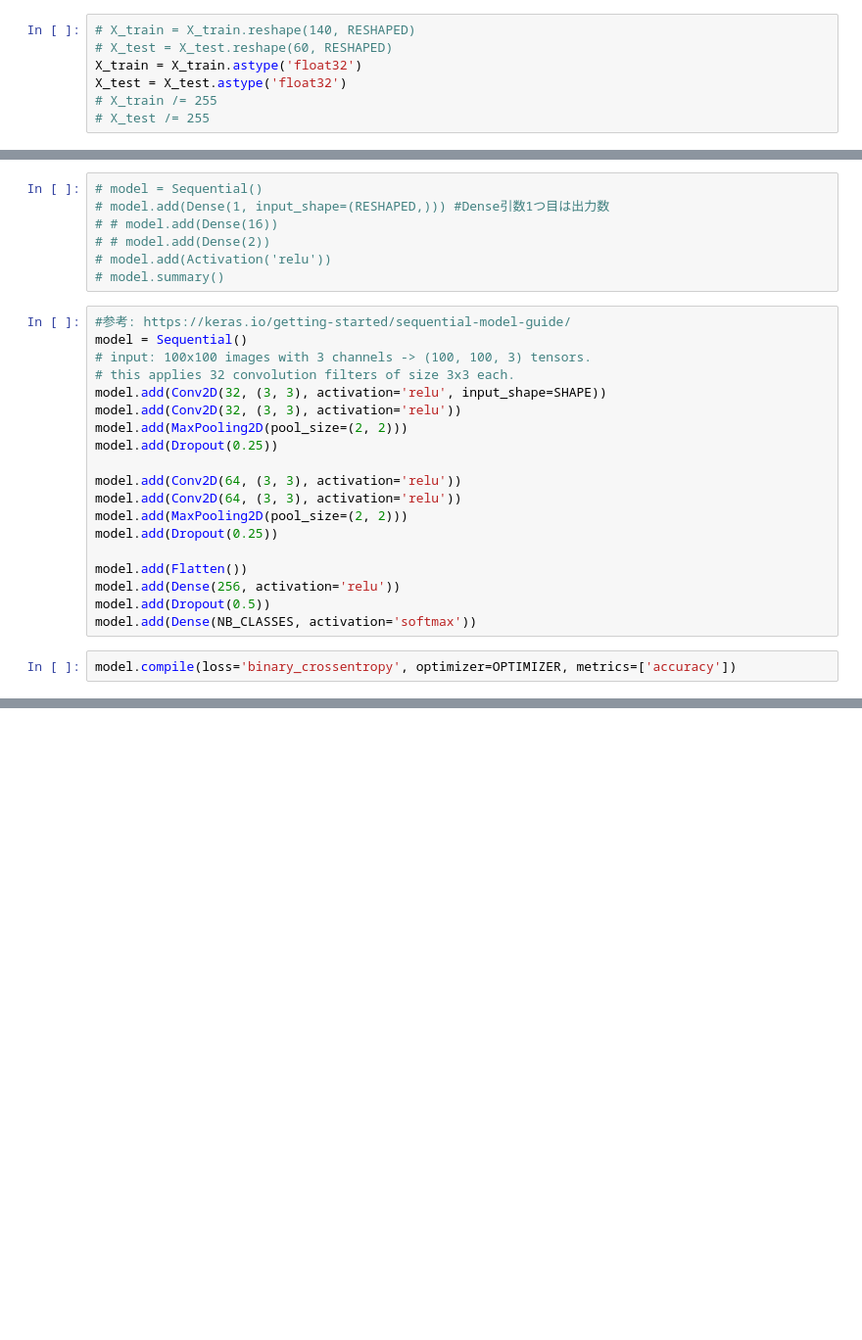
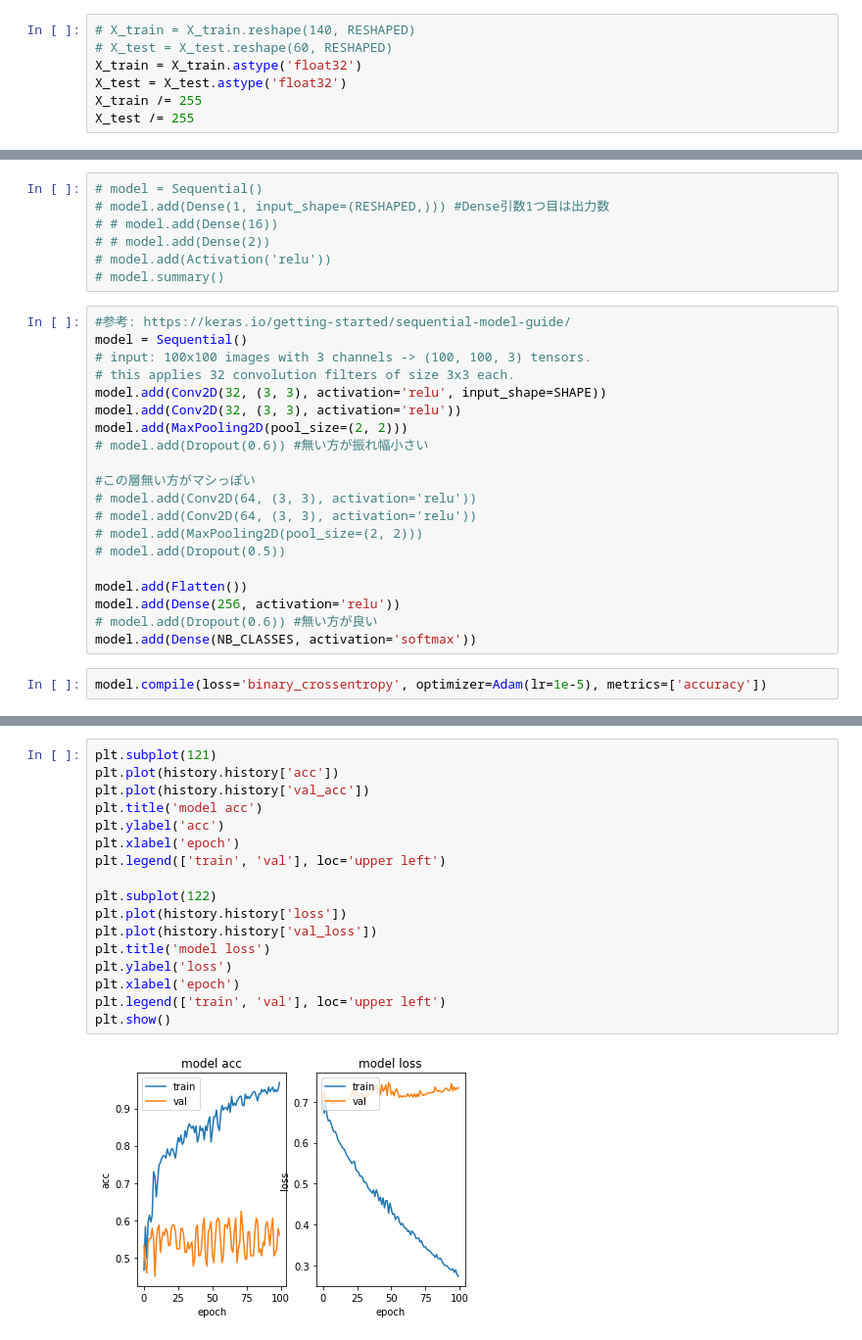
Before and after one commit to konny0311/classfication_cat_dog, a Jupyter notebook: create_classfication_model.ipynb, the cells around one changed output, grey strips where cells are left out. Shown: that part at 98% size. Saved outputs shown, nothing was run; the diff lists cells and outputs as text; blank space fills up the shorter version.

```diff
--- a/create_classfication_model.ipynb
+++ b/create_classfication_model.ipynb
@@ -79,8 +76,8 @@ print(y_train[idx])
 # X_test = X_test.reshape(60, RESHAPED)
 X_train = X_train.astype('float32')
 X_test = X_test.astype('float32')
-# X_train /= 255
-# X_test /= 255
+X_train /= 255
+X_test /= 255
 # %%
 Y_train = np_utils.to_categorical(y_train, NB_CLASSES)
 Y_test = np_utils.to_categorical(y_test, NB_CLASSES)
@@ -99,19 +96,20 @@ model = Sequential()
 model.add(Conv2D(32, (3, 3), activation='relu', input_shape=SHAPE))
 model.add(Conv2D(32, (3, 3), activation='relu'))
 model.add(MaxPooling2D(pool_size=(2, 2)))
-model.add(Dropout(0.25))
+# model.add(Dropout(0.6)) #無い方が振れ幅小さい
 
-model.add(Conv2D(64, (3, 3), activation='relu'))
-model.add(Conv2D(64, (3, 3), activation='relu'))
-model.add(MaxPooling2D(pool_size=(2, 2)))
-model.add(Dropout(0.25))
+#この層無い方がマシっぽい
+# model.add(Conv2D(64, (3, 3), activation='relu'))
+# model.add(Conv2D(64, (3, 3), activation='relu'))
+# model.add(MaxPooling2D(pool_size=(2, 2)))
+# model.add(Dropout(0.5))
 
 model.add(Flatten())
 model.add(Dense(256, activation='relu'))
-model.add(Dropout(0.5))
+# model.add(Dropout(0.6)) #無い方が良い
 model.add(Dense(NB_CLASSES, activation='softmax'))
 # %%
-model.compile(loss='binary_crossentropy', optimizer=OPTIMIZER, metrics=['accuracy'])
+model.compile(loss='binary_crossentropy', optimizer=Adam(lr=1e-5), metrics=['accuracy'])
 # %%
 history = model.fit(X_train, Y_train, batch_size=BATCH_SIZE, epochs=NB_EPOCH, verbose=VERBOSE, validation_split=VALIDATION_SPLIT)
 # %% [output]
@@ -132,0 +141,19 @@ print('Test acc:', score[1])
+# %%
+plt.subplot(121)
+plt.plot(history.history['acc'])
+plt.plot(history.history['val_acc'])
+plt.title('model acc')
+plt.ylabel('acc')
+plt.xlabel('epoch')
+plt.legend(['train', 'val'], loc='upper left')
+
+plt.subplot(122)
+plt.plot(history.history['loss'])
+plt.plot(history.history['val_loss'])
+plt.title('model loss')
+plt.ylabel('loss')
+plt.xlabel('epoch')
+plt.legend(['train', 'val'], loc='upper left')
+plt.show()
+# %% [output]
+[figure, added]
```
Also changed, not shown: parts of 5 cells of this notebook, 1 other file.
